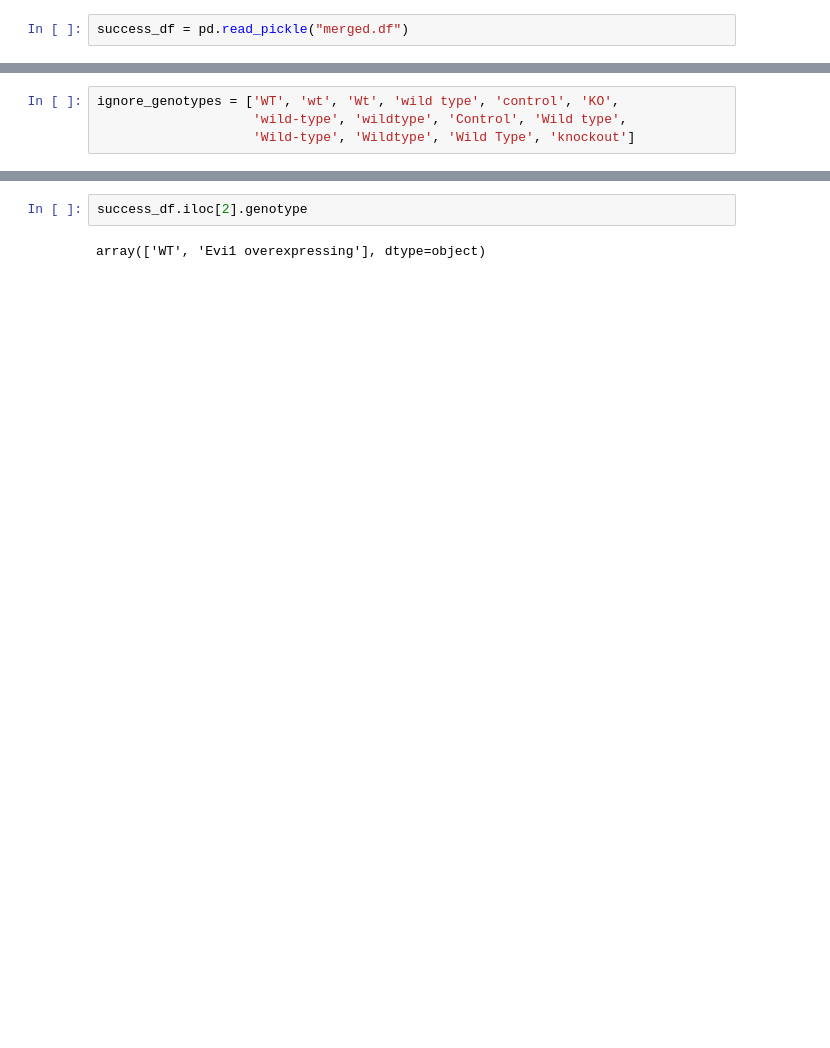
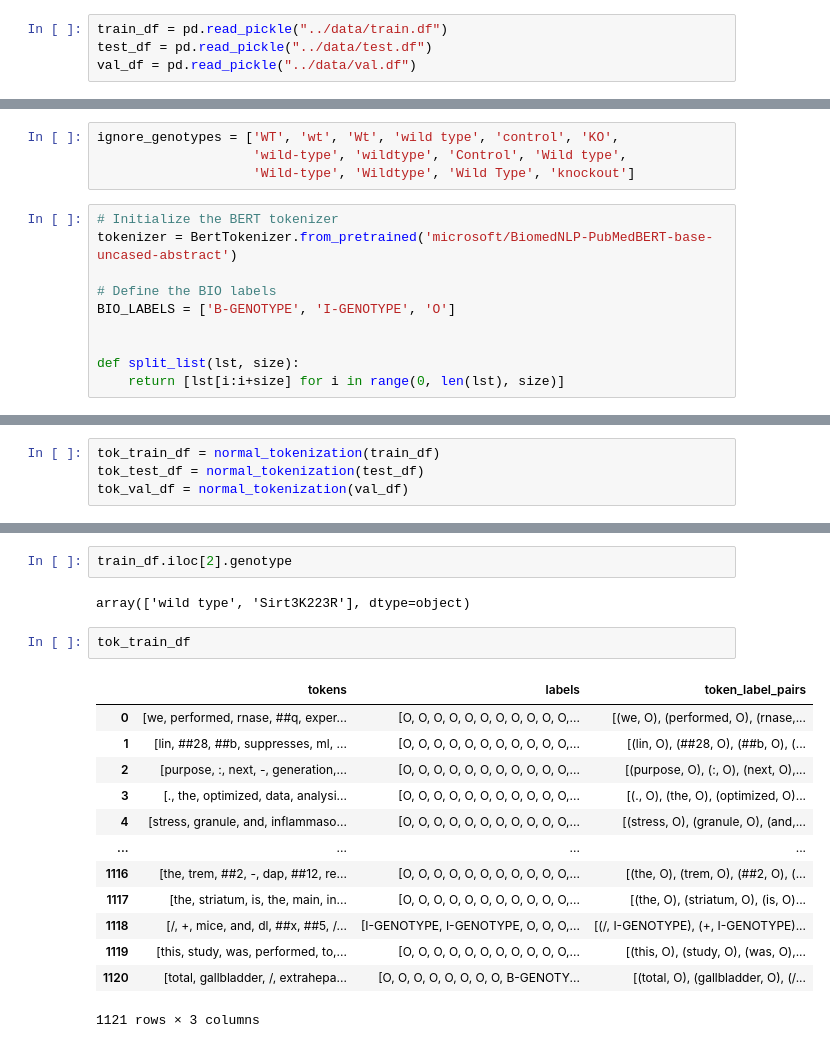
Before and after one commit to dhruvkp090/bioNER_dissertation, a Jupyter notebook: Tokenization for BERT.ipynb, the cells around one changed output, grey strips where cells are left out. Drawn from its saved outputs; the diff is of its cells as text; blank space fills up the shorter version.

```diff
--- a/Tokenization for BERT.ipynb
+++ b/Tokenization for BERT.ipynb
@@ -21,2 +21,4 @@ To enable the following instructions: AVX2 AVX512F AVX512_VNNI FMA, in other ope
 # %%
-success_df = pd.read_pickle("merged.df")
+train_df = pd.read_pickle("../data/train.df")
+test_df = pd.read_pickle("../data/test.df")
+val_df = pd.read_pickle("../data/val.df")
@@ -24,4 +42,14 @@ success_df = pd.read_pickle("merged.df")
 ignore_genotypes = ['WT', 'wt', 'Wt', 'wild type', 'control', 'KO',
                     'wild-type', 'wildtype', 'Control', 'Wild type',
                     'Wild-type', 'Wildtype', 'Wild Type', 'knockout']
+# %%
+# Initialize the BERT tokenizer
+tokenizer = BertTokenizer.from_pretrained('microsoft/BiomedNLP-PubMedBERT-base-uncased-abstract')
+
+# Define the BIO labels
+BIO_LABELS = ['B-GENOTYPE', 'I-GENOTYPE', 'O']
+
+
+def split_list(lst, size):
+    return [lst[i:i+size] for i in range(0, len(lst), size)]
 # %%
@@ -72 +92,5 @@ new_df = pd.DataFrame({'tokens': tokens, 'labels': labels, 'token_label_pairs':
+# %%
+tok_train_df = normal_tokenization(train_df)
+tok_test_df = normal_tokenization(test_df)
+tok_val_df = normal_tokenization(val_df)
 # %%
@@ -92,4 +116,20 @@ new_df.iloc[2].token_label_pairs
 # %%
-success_df.iloc[2].genotype
+train_df.iloc[2].genotype
 # %% [output]
-array(['WT', 'Evi1 overexpressing'], dtype=object)
+array(['wild type', 'Sirt3K223R'], dtype=object)
+# %%
+tok_train_df
+# %% [output]
+|  | tokens | labels | token_label_pairs |
+| 0 | [we, performed, rnase, ##q, exper... | [O, O, O, O, O, O, O, O, O, O, O,... | [(we, O), (performed, O), (rnase,... |
+| 1 | [lin, ##28, ##b, suppresses, ml, ... | [O, O, O, O, O, O, O, O, O, O, O,... | [(lin, O), (##28, O), (##b, O), (... |
+| 2 | [purpose, :, next, -, generation,... | [O, O, O, O, O, O, O, O, O, O, O,... | [(purpose, O), (:, O), (next, O),... |
+| 3 | [., the, optimized, data, analysi... | [O, O, O, O, O, O, O, O, O, O, O,... | [(., O), (the, O), (optimized, O)... |
+| 4 | [stress, granule, and, inflammaso... | [O, O, O, O, O, O, O, O, O, O, O,... | [(stress, O), (granule, O), (and,... |
+| ... | ... | ... | ... |
+| 1116 | [the, trem, ##2, -, dap, ##12, re... | [O, O, O, O, O, O, O, O, O, O, O,... | [(the, O), (trem, O), (##2, O), (... |
+| 1117 | [the, striatum, is, the, main, in... | [O, O, O, O, O, O, O, O, O, O, O,... | [(the, O), (striatum, O), (is, O)... |
+| 1118 | [/, +, mice, and, dl, ##x, ##5, /... | [I-GENOTYPE, I-GENOTYPE, O, O, O,... | [(/, I-GENOTYPE), (+, I-GENOTYPE)... |
+| 1119 | [this, study, was, performed, to,... | [O, O, O, O, O, O, O, O, O, O, O,... | [(this, O), (study, O), (was, O),... |
+| 1120 | [total, gallbladder, /, extrahepa... | [O, O, O, O, O, O, O, O, B-GENOTY... | [(total, O), (gallbladder, O), (/... |
+1121 rows × 3 columns
```
Also changed, not shown: parts of 6 cells of this notebook, 3 other files.
